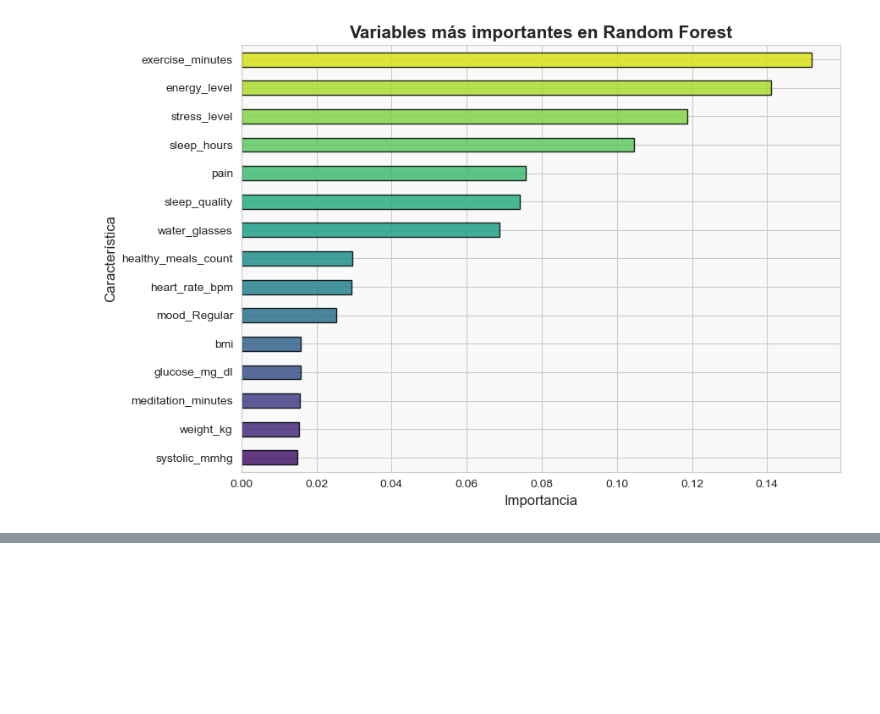
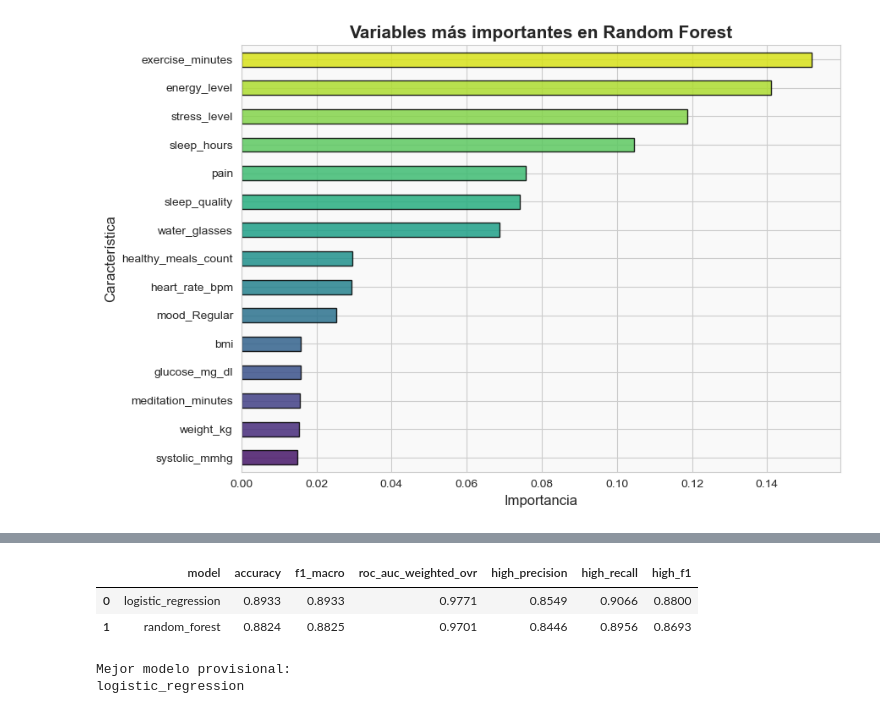
Before and after one commit to KouDionicio/9A-IDGS-ECBD-VitalMind-, a Jupyter notebook: ml-service/app/notebooks/02_risk_model_comparison.ipynb, the cells around one changed output, grey strips where cells are left out. Cells and saved outputs as stored; diff of their text form; code cells hidden in the pictures; blank space fills up the shorter version.

```diff
--- a/ml-service/app/notebooks/02_risk_model_comparison.ipynb
+++ b/ml-service/app/notebooks/02_risk_model_comparison.ipynb
@@ -1434,0 +1456,61 @@ plt.show()
+# %%
+selection_rows = []
+
+for model_name, model_metrics in metrics_by_model.items():
+    report = model_metrics[
+        "classification_report"
+    ]
+
+    selection_rows.append(
+        {
+            "model": model_name,
+            "accuracy": model_metrics[
+                "accuracy"
+            ],
+            "f1_macro": model_metrics[
+                "f1_macro"
+            ],
+            "roc_auc_weighted_ovr": (
+                model_metrics[
+                    "roc_auc_weighted_ovr"
+                ]
+            ),
+            "high_precision": report[
+                "high"
+            ]["precision"],
+            "high_recall": report[
+                "high"
+            ]["recall"],
+            "high_f1": report[
+                "high"
+            ]["f1-score"],
+        }
+    )
+
+selection_table = (
+    pd.DataFrame(selection_rows)
+    .sort_values(
+        by=[
+            "f1_macro",
+            "high_recall",
+            "accuracy",
+        ],
+        ascending=False,
+    )
+)
+
+selection_table.round(4)
+# %% [output]
+|  | model | accuracy | f1_macro | roc_auc_weighted_ovr | high_precision | high_recall | high_f1 |
+| 0 | logistic_regression | 0.8933 | 0.8933 | 0.9771 | 0.8549 | 0.9066 | 0.8800 |
+| 1 | random_forest | 0.8824 | 0.8825 | 0.9701 | 0.8446 | 0.8956 | 0.8693 |
+# %%
+provisional_best_model = (
+    selection_table.iloc[0]["model"]
+)
+
+print("Mejor modelo provisional:")
+print(provisional_best_model)
+# %% [output]
+Mejor modelo provisional:
+logistic_regression
```
Also changed, not shown: parts of 6 cells of this notebook, 4 other files.
